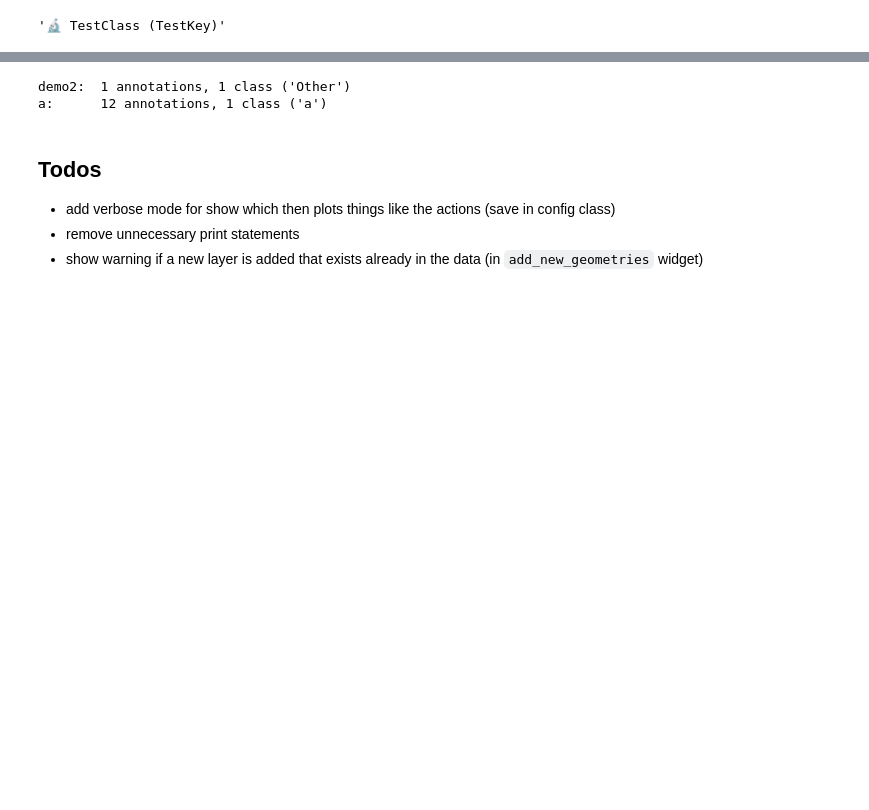
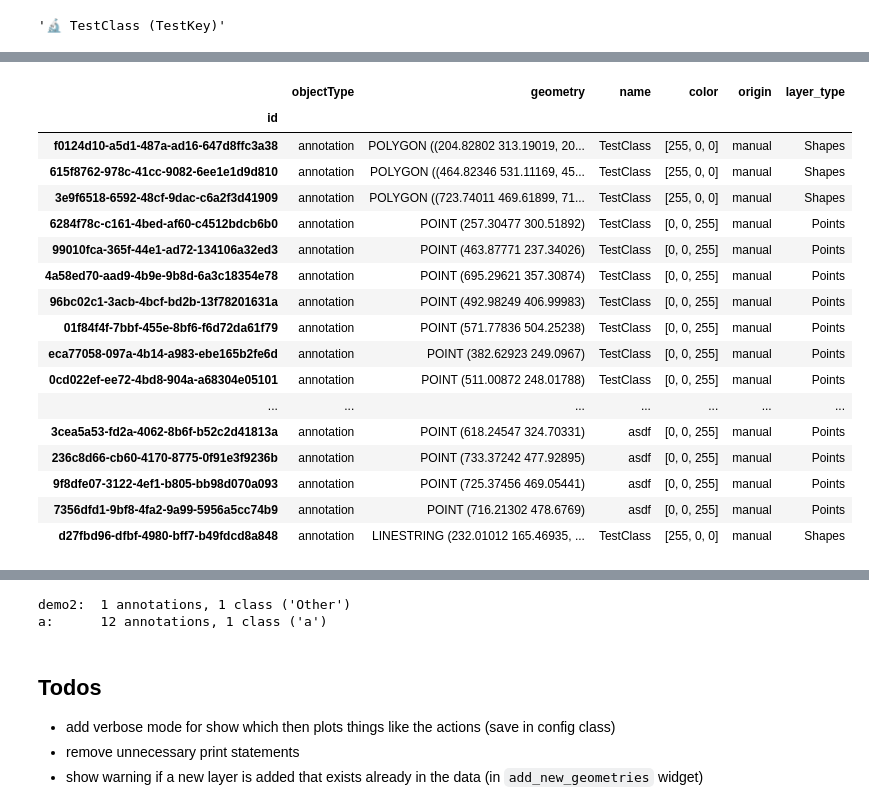
Before and after one commit to SpatialPathology/InSituPy, a Jupyter notebook: docs/source/tutorials/03_multisample_analysis/InSituPy_InSituExperiment.ipynb, the cells around one changed output, grey strips where cells are left out. Drawn from its saved outputs; the diff is of its cells as text; code cells hidden in the pictures; blank space fills up the shorter version.

Commit message:
improved verbosity, fixed bugs with shape types

```diff
--- a/docs/source/tutorials/03_multisample_analysis/InSituPy_InSituExperiment.ipynb
+++ b/docs/source/tutorials/03_multisample_analysis/InSituPy_InSituExperiment.ipynb
@@ -213,0 +221,21 @@ l.name
+# %%
+exp.data[3].annotations["TestKey"]
+# %% [output]
+|  | objectType | geometry | name | color | origin | layer_type |
+| id |  |  |  |  |  |  |
+| f0124d10-a5d1-487a-ad16-647d8ffc3a38 | annotation | POLYGON ((204.82802 313.19019, 20... | TestClass | [255, 0, 0] | manual | Shapes |
+| 615f8762-978c-41cc-9082-6ee1e1d9d810 | annotation | POLYGON ((464.82346 531.11169, 45... | TestClass | [255, 0, 0] | manual | Shapes |
+| 3e9f6518-6592-48cf-9dac-c6a2f3d41909 | annotation | POLYGON ((723.74011 469.61899, 71... | TestClass | [255, 0, 0] | manual | Shapes |
+| 6284f78c-c161-4bed-af60-c4512bdcb6b0 | annotation | POINT (257.30477 300.51892) | TestClass | [0, 0, 255] | manual | Points |
+| 99010fca-365f-44e1-ad72-134106a32ed3 | annotation | POINT (463.87771 237.34026) | TestClass | [0, 0, 255] | manual | Points |
+| 4a58ed70-aad9-4b9e-9b8d-6a3c18354e78 | annotation | POINT (695.29621 357.30874) | TestClass | [0, 0, 255] | manual | Points |
+| 96bc02c1-3acb-4bcf-bd2b-13f78201631a | annotation | POINT (492.98249 406.99983) | TestClass | [0, 0, 255] | manual | Points |
+| 01f84f4f-7bbf-455e-8bf6-f6d72da61f79 | annotation | POINT (571.77836 504.25238) | TestClass | [0, 0, 255] | manual | Points |
+| eca77058-097a-4b14-a983-ebe165b2fe6d | annotation | POINT (382.62923 249.0967) | TestClass | [0, 0, 255] | manual | Points |
+| 0cd022ef-ee72-4bd8-904a-a68304e05101 | annotation | POINT (511.00872 248.01788) | TestClass | [0, 0, 255] | manual | Points |
+| ... | ... | ... | ... | ... | ... | ... |
+| 3cea5a53-fd2a-4062-8b6f-b52c2d41813a | annotation | POINT (618.24547 324.70331) | asdf | [0, 0, 255] | manual | Points |
+| 236c8d66-cb60-4170-8775-0f91e3f9236b | annotation | POINT (733.37242 477.92895) | asdf | [0, 0, 255] | manual | Points |
+| 9f8dfe07-3122-4ef1-b805-bb98d070a093 | annotation | POINT (725.37456 469.05441) | asdf | [0, 0, 255] | manual | Points |
+| 7356dfd1-9bf8-4fa2-9a99-5956a5cc74b9 | annotation | POINT (716.21302 478.6769) | asdf | [0, 0, 255] | manual | Points |
+| d27fbd96-dfbf-4980-bff7-b49fdcd8a848 | annotation | LINESTRING (232.01012 165.46935, ... | TestClass | [255, 0, 0] | manual | Shapes |
```
Also changed, not shown: parts of 10 cells of this notebook, 6 other files.
